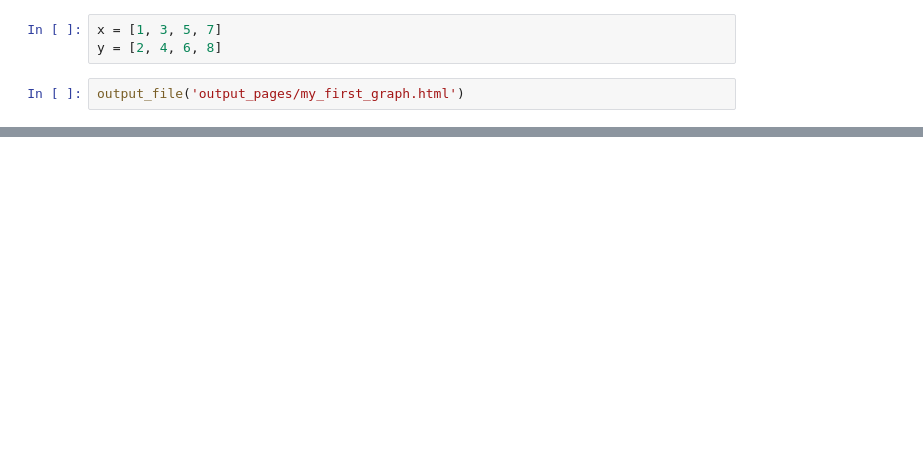
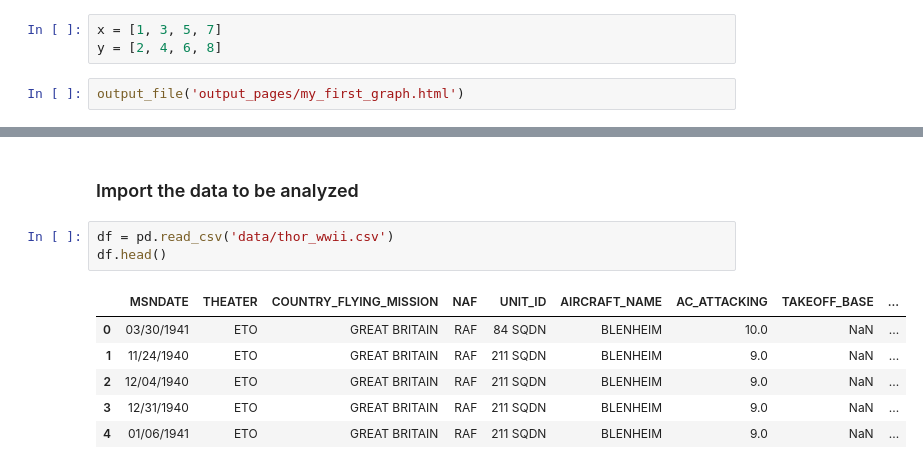
Before and after one commit to Sciences-historiques-numeriques/programming_historian, a Jupyter notebook: Visualizing_Data_with_Bokeh_and_Pandas.ipynb, the cells around one changed output, grey strips where cells are left out. Saved outputs shown, nothing was run; the diff lists cells and outputs as text; blank space fills up the shorter version.

```diff
--- a/Visualizing_Data_with_Bokeh_and_Pandas.ipynb
+++ b/Visualizing_Data_with_Bokeh_and_Pandas.ipynb
@@ -20,0 +37,12 @@ BokehDeprecationWarning: 'triangle() method' was deprecated in Bokeh 3.4.0 and w
+# %% [markdown]
+### Import the data to be analyzed
+# %%
+df = pd.read_csv('data/thor_wwii.csv')
+df.head()
+# %% [output]
+|  | MSNDATE | THEATER | COUNTRY_FLYING_MISSION | NAF | UNIT_ID | AIRCRAFT_NAME | AC_ATTACKING | TAKEOFF_BASE | ... |
+| 0 | 03/30/1941 | ETO | GREAT BRITAIN | RAF | 84 SQDN | BLENHEIM | 10.0 | NaN | ... |
+| 1 | 11/24/1940 | ETO | GREAT BRITAIN | RAF | 211 SQDN | BLENHEIM | 9.0 | NaN | ... |
+| 2 | 12/04/1940 | ETO | GREAT BRITAIN | RAF | 211 SQDN | BLENHEIM | 9.0 | NaN | ... |
+| 3 | 12/31/1940 | ETO | GREAT BRITAIN | RAF | 211 SQDN | BLENHEIM | 9.0 | NaN | ... |
+| 4 | 01/06/1941 | ETO | GREAT BRITAIN | RAF | 211 SQDN | BLENHEIM | 9.0 | NaN | ... |
```
Also changed, not shown: parts of 10 cells of this notebook, 3 other files.
